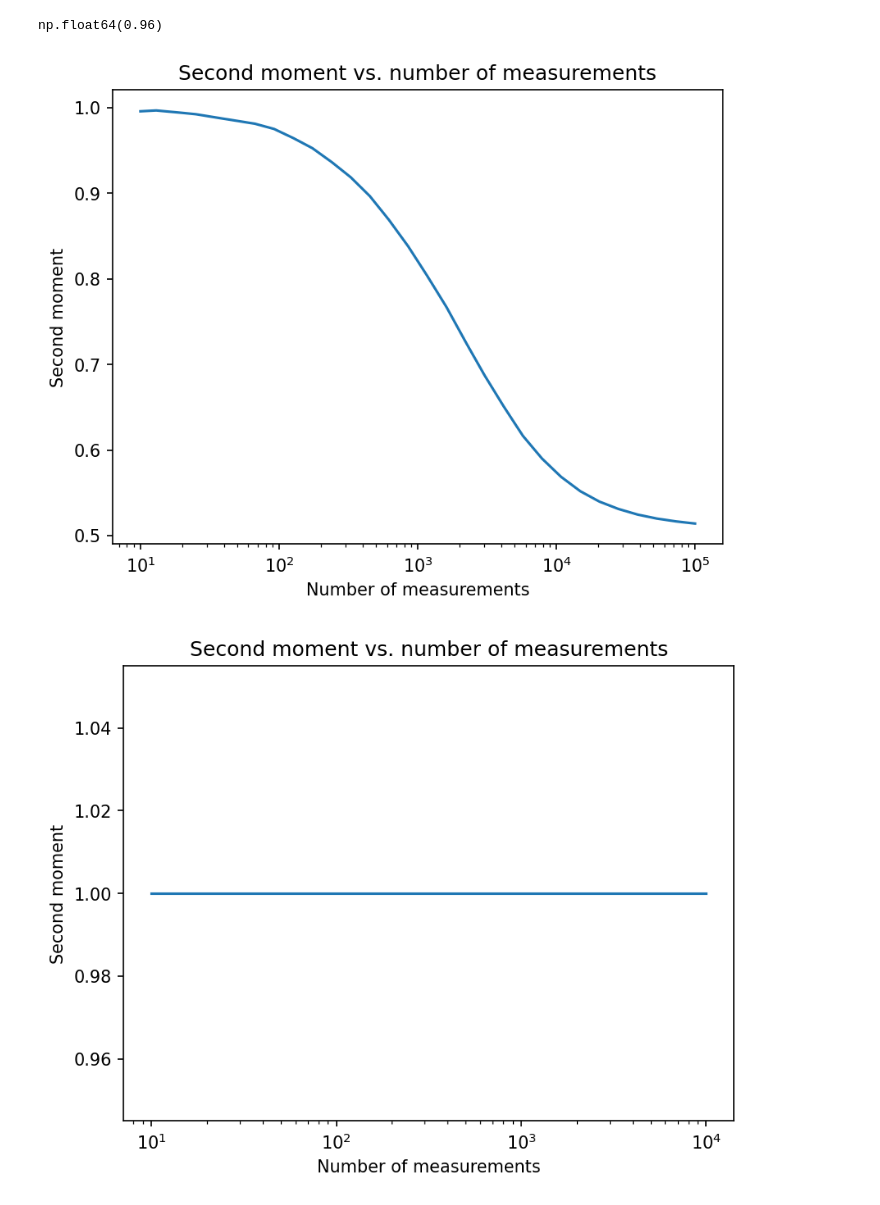
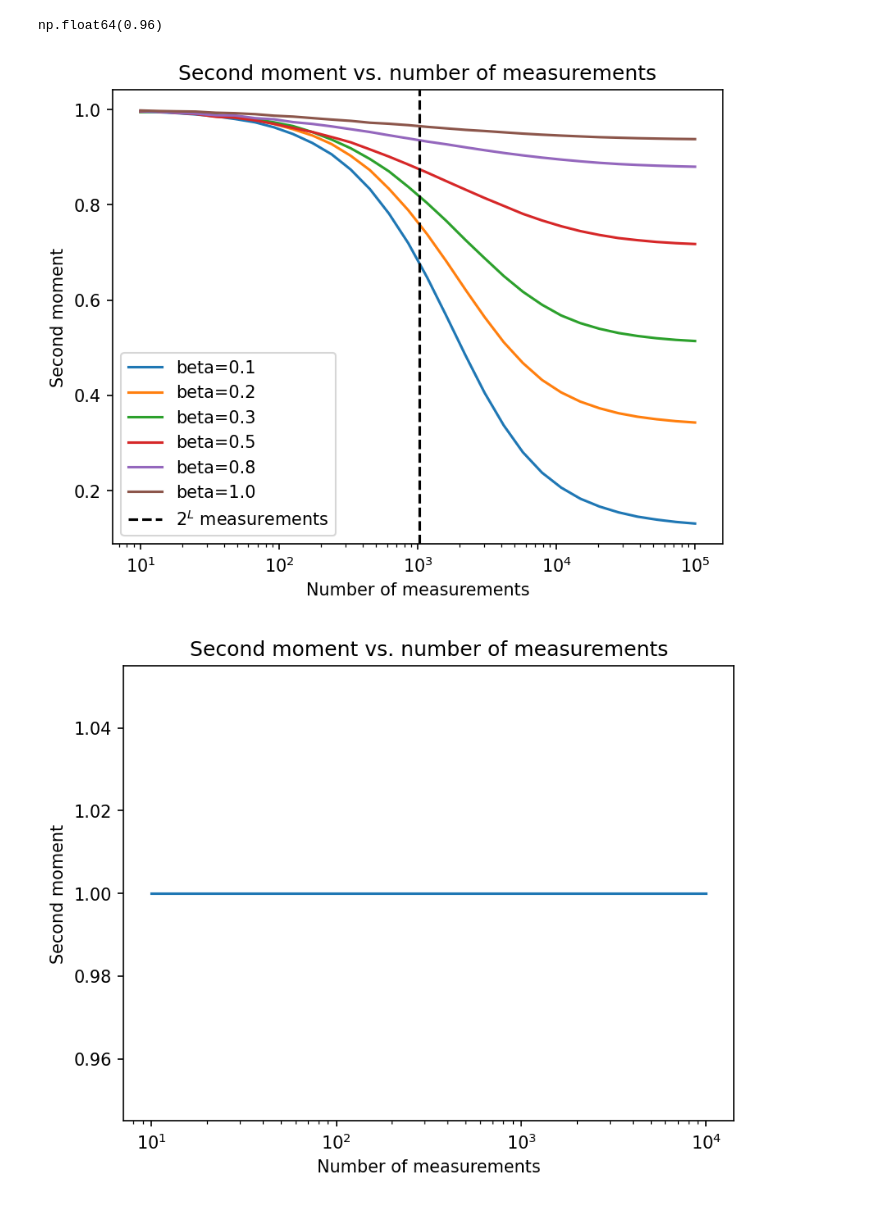
Before and after one commit to YueLiu01/MPSToolBox, a Jupyter notebook: snapshot_measurements.ipynb, the cells around one changed output. Cells and saved outputs as stored; diff of their text form; code cells hidden in the pictures.

Commit message:
snapshot measurement

```diff
--- a/snapshot_measurements.ipynb
+++ b/snapshot_measurements.ipynb
@@ -180,30 +180,47 @@ for beta in [0.2, 0.5, 0.8, 1.0, 0.1]:
     np.save('CritIsing_L'+str(L)+'_beta'+str(beta)+'_Zoutcomes_anc.npy', outcomes_anc)
     np.save('CritIsing_L'+str(L)+'_beta'+str(beta)+'_Zoutcomes_sys.npy', outcomes_sys)
 # %%
-observable = outcomes_sys[:,0]
-N_list = np.logspace(1, 5, 30).astype(int)
-N_shuffle = 100
-results = []
-for n in N_list:
-    result_i = []
-    for i in range(psi.L):
-        for _ in range(N_shuffle):
-            observable = outcomes_sys[:,i]
+L = 10
+for beta in [0.3, 0.2, 0.5, 0.8, 1.0, 0.1]:
+    outcomes_sys = np.load('CritIsing_L'+str(L)+'_beta'+str(beta)+'_Zoutcomes_sys.npy')
+    outcomes_anc = np.load('CritIsing_L'+str(L)+'_beta'+str(beta)+'_Zoutcomes_anc.npy')
+    N_list = np.logspace(1, 5, 30).astype(int)
+    N_shuffle = 100
+    results = []
+    for n in N_list:
+        result_i = []
+        for i in range(psi.L):
+            for _ in range(N_shuffle):
+                observable = outcomes_sys[:,i]
 
-            # shuffle outcomes_anc together with observable
-            indices = np.random.permutation(N)
+                # shuffle outcomes_anc together with observable
+                indices = np.random.permutation(N)
 
-            s = outcomes_anc[indices,:][:n]
-            o = observable[indices][:n]
-            result_i.append(second_moment_snapshot(s, o))
-    results.append(np.mean(result_i))
-plt.semilogx(N_list, results)
-plt.xlabel('Number of measurements')
-plt.ylabel('Second moment')
-plt.title('Second moment vs. number of measurements')
-plt.show()
+                s = outcomes_anc[indices,:][:n]
+                o = observable[indices][:n]
+                result_i.append(second_moment_snapshot(s, o))
+        results.append(np.mean(result_i))
+    np.save('CritIsing_L'+str(L)+'_beta'+str(beta)+'_Zsecond_moment.npy', results)
+    np.save('CritIsing_L'+str(L)+'_beta'+str(beta)+'_ZN_list.npy', N_list)
+
+    # plt.semilogx(N_list, results)
+    # plt.xlabel('Number of measurements')
+    # plt.ylabel('Second moment')
+    # plt.title('Second moment vs. number of measurements')
+    # plt.show()
-# %% [output]
-[figure, removed]
+# %%
+for beta in [0.1, 0.2, 0.3, 0.5, 0.8, 1.0]:
+    results = np.load('CritIsing_L10_beta'+str(beta)+'_Zsecond_moment.npy')
+    N_list = np.load('CritIsing_L10_beta'+str(beta)+'_ZN_list.npy')
+    plt.semilogx(N_list, results, label='beta='+str(beta))
+plt.axvline(x=2**L, color='k', linestyle='--', label=r'$2^L$ measurements')
+plt.xlabel('Number of measurements')
+plt.ylabel('Second moment')
+plt.title('Second moment vs. number of measurements')
+plt.legend()
+plt.show()
+# %% [output]
+[figure, added]
 # %%
 psi = my.load_pkl("../wavefunctions/CritIsingModel_L10_chi300_PBC_.pkl")
 beta_anc = 0.5
```
Also changed, not shown: 22 other files.
